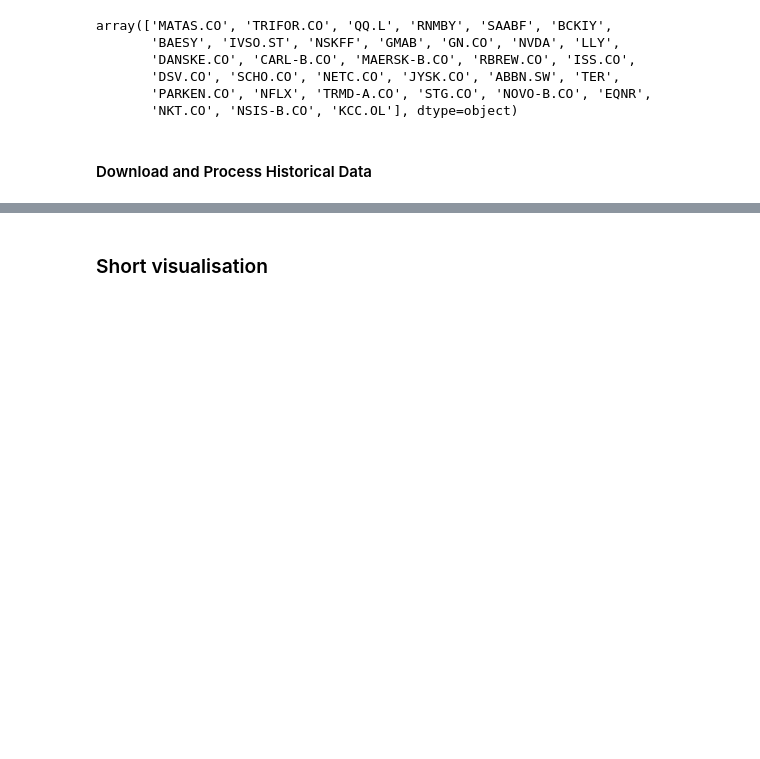
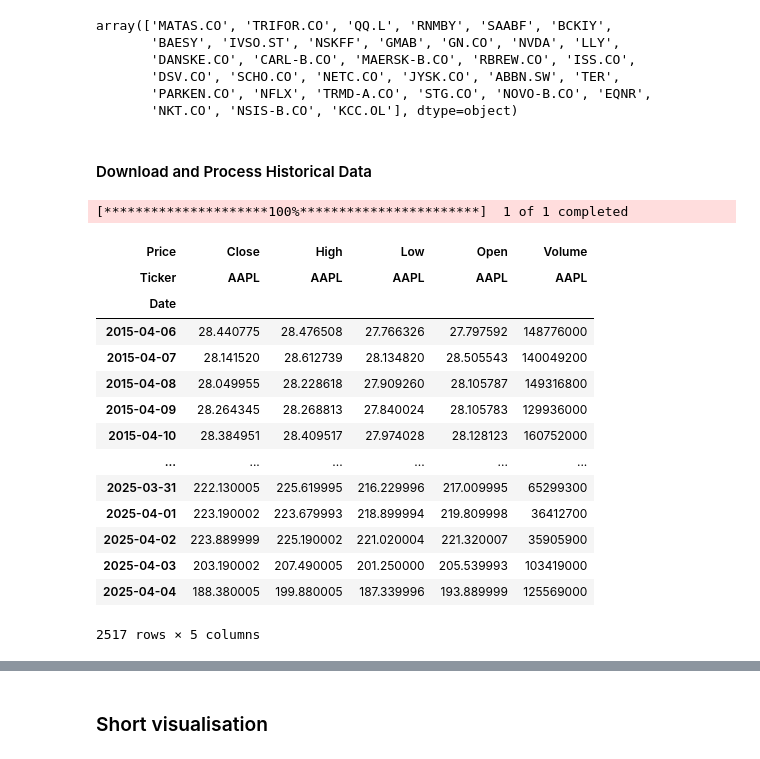
Before and after one commit to P1N60/Uni, a Jupyter notebook: VS-Code/Side-Projects/money_printer/Notebooks/money_printer.ipynb, the cells around one changed output, grey strips where cells are left out. Drawn from its saved outputs; the diff is of its cells as text; code cells hidden in the pictures; blank space fills up the shorter version.

```diff
--- a/VS-Code/Side-Projects/money_printer/Notebooks/money_printer.ipynb
+++ b/VS-Code/Side-Projects/money_printer/Notebooks/money_printer.ipynb
@@ -33,3 +40,23 @@ array(['MATAS.CO', 'TRIFOR.CO', 'QQ.L', 'RNMBY', 'SAABF', 'BCKIY',
 #### Download and Process Historical Data
 # %%
 #symbols = ['AAPL']
+# %%
+test = yf.download('AAPL',period='10y')
+test
+# %% [output]
+[*********************100%***********************]  1 of 1 completed
+| Price | Close | High | Low | Open | Volume |
+| Ticker | AAPL | AAPL | AAPL | AAPL | AAPL |
+| Date |  |  |  |  |  |
+| 2015-04-06 | 28.440775 | 28.476508 | 27.766326 | 27.797592 | 148776000 |
+| 2015-04-07 | 28.141520 | 28.612739 | 28.134820 | 28.505543 | 140049200 |
+| 2015-04-08 | 28.049955 | 28.228618 | 27.909260 | 28.105787 | 149316800 |
+| 2015-04-09 | 28.264345 | 28.268813 | 27.840024 | 28.105783 | 129936000 |
+| 2015-04-10 | 28.384951 | 28.409517 | 27.974028 | 28.128123 | 160752000 |
+| ... | ... | ... | ... | ... | ... |
+| 2025-03-31 | 222.130005 | 225.619995 | 216.229996 | 217.009995 | 65299300 |
+| 2025-04-01 | 223.190002 | 223.679993 | 218.899994 | 219.809998 | 36412700 |
+| 2025-04-02 | 223.889999 | 225.190002 | 221.020004 | 221.320007 | 35905900 |
+| 2025-04-03 | 203.190002 | 207.490005 | 201.250000 | 205.539993 | 103419000 |
+| 2025-04-04 | 188.380005 | 199.880005 | 187.339996 | 193.889999 | 125569000 |
+2517 rows × 5 columns
```
Also changed, not shown: parts of 11 cells of this notebook, 1 other file.
